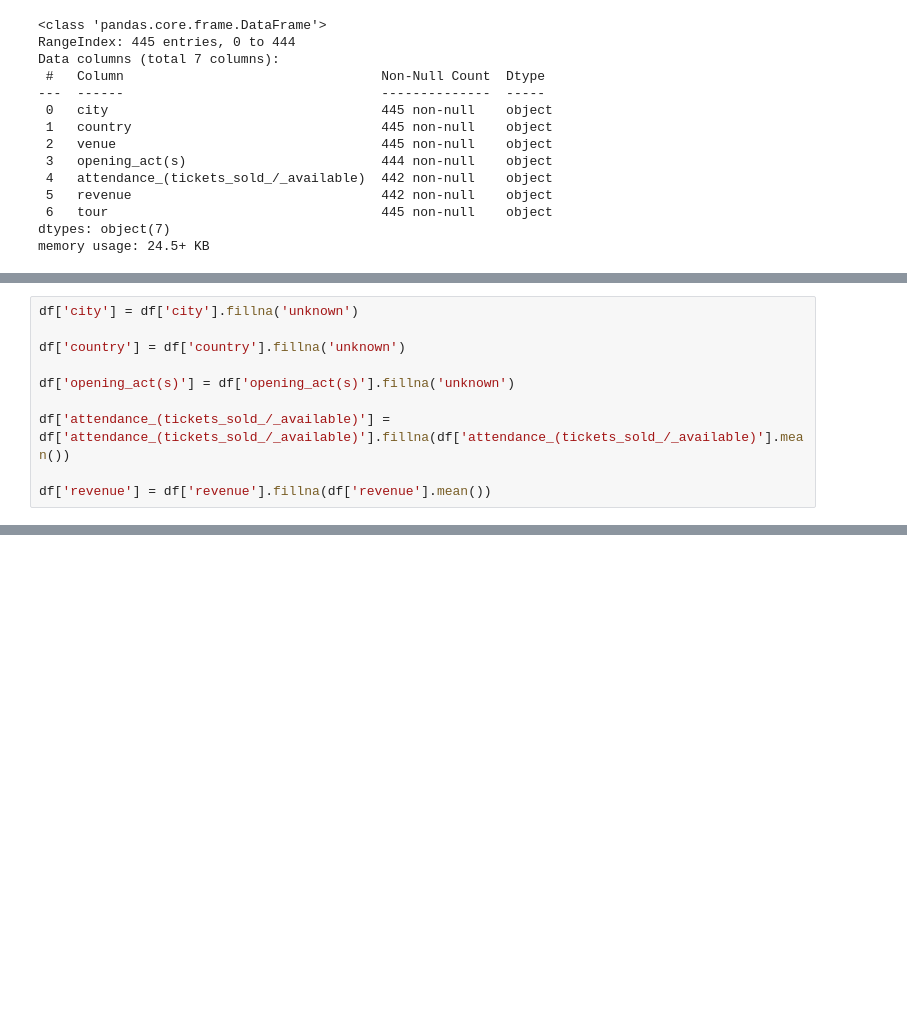
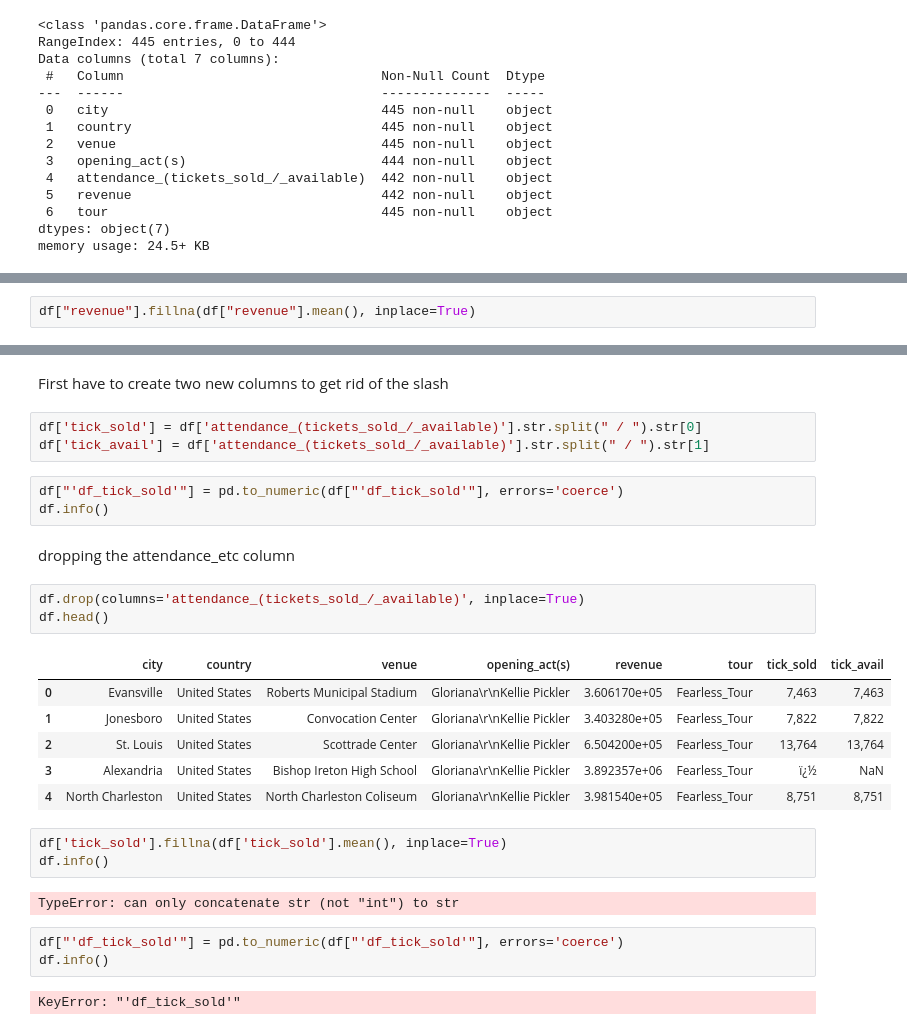
Before and after one commit to Quasar-light/Taylor_swift, a Jupyter notebook: ts_project/talyorswift.ipynb, the cells around one changed output, grey strips where cells are left out. Drawn from its saved outputs; the diff is of its cells as text; blank space fills up the shorter version.

```diff
--- a/ts_project/talyorswift.ipynb
+++ b/ts_project/talyorswift.ipynb
@@ -95 +106,3 @@ Name: revenue, Length: 445, dtype: object
+# %%
+df["revenue"].fillna(df["revenue"].mean(), inplace=True)
 # %% [markdown]
@@ -106,12 +119,2 @@ revenue                                  3
 tour                                     0
 dtype: int64
-# %%
-df['city'] = df['city'].fillna('unknown')
-
-df['country'] = df['country'].fillna('unknown')
-
-df['opening_act(s)'] = df['opening_act(s)'].fillna('unknown')
-
-df['attendance_(tickets_sold_/_available)'] = df['attendance_(tickets_sold_/_available)'].fillna(df['attendance_(tickets_sold_/_available)'].mean())
-
-df['revenue'] = df['revenue'].fillna(df['revenue'].mean())
@@ -135,0 +140,30 @@ ValueError: could not convert string to float: '—'
+# %% [markdown]
+First have to create two new columns to get rid of the slash
+# %%
+df['tick_sold'] = df['attendance_(tickets_sold_/_available)'].str.split(" / ").str[0]
+df['tick_avail'] = df['attendance_(tickets_sold_/_available)'].str.split(" / ").str[1]
+# %%
+df["'df_tick_sold'"] = pd.to_numeric(df["'df_tick_sold'"], errors='coerce')
+df.info()
+# %% [markdown]
+dropping the attendance_etc column
+# %%
+df.drop(columns='attendance_(tickets_sold_/_available)', inplace=True)
+df.head()
+# %% [output]
+|  | city | country | venue | opening_act(s) | revenue | tour | tick_sold | tick_avail |
+| 0 | Evansville | United States | Roberts Municipal Stadium | Gloriana\r\nKellie Pickler | 3.606170e+05 | Fearless_Tour | 7,463 | 7,463 |
+| 1 | Jonesboro | United States | Convocation Center | Gloriana\r\nKellie Pickler | 3.403280e+05 | Fearless_Tour | 7,822 | 7,822 |
+| 2 | St. Louis | United States | Scottrade Center | Gloriana\r\nKellie Pickler | 6.504200e+05 | Fearless_Tour | 13,764 | 13,764 |
+| 3 | Alexandria | United States | Bishop Ireton High School | Gloriana\r\nKellie Pickler | 3.892357e+06 | Fearless_Tour | ï¿½ | NaN |
+| 4 | North Charleston | United States | North Charleston Coliseum | Gloriana\r\nKellie Pickler | 3.981540e+05 | Fearless_Tour | 8,751 | 8,751 |
+# %%
+df['tick_sold'].fillna(df['tick_sold'].mean(), inplace=True)
+df.info()
+# %% [output]
+TypeError: can only concatenate str (not "int") to str
+# %%
+df["'df_tick_sold'"] = pd.to_numeric(df["'df_tick_sold'"], errors='coerce')
+df.info()
+# %% [output]
+KeyError: "'df_tick_sold'"
```
Also changed, not shown: parts of 18 cells of this notebook.
